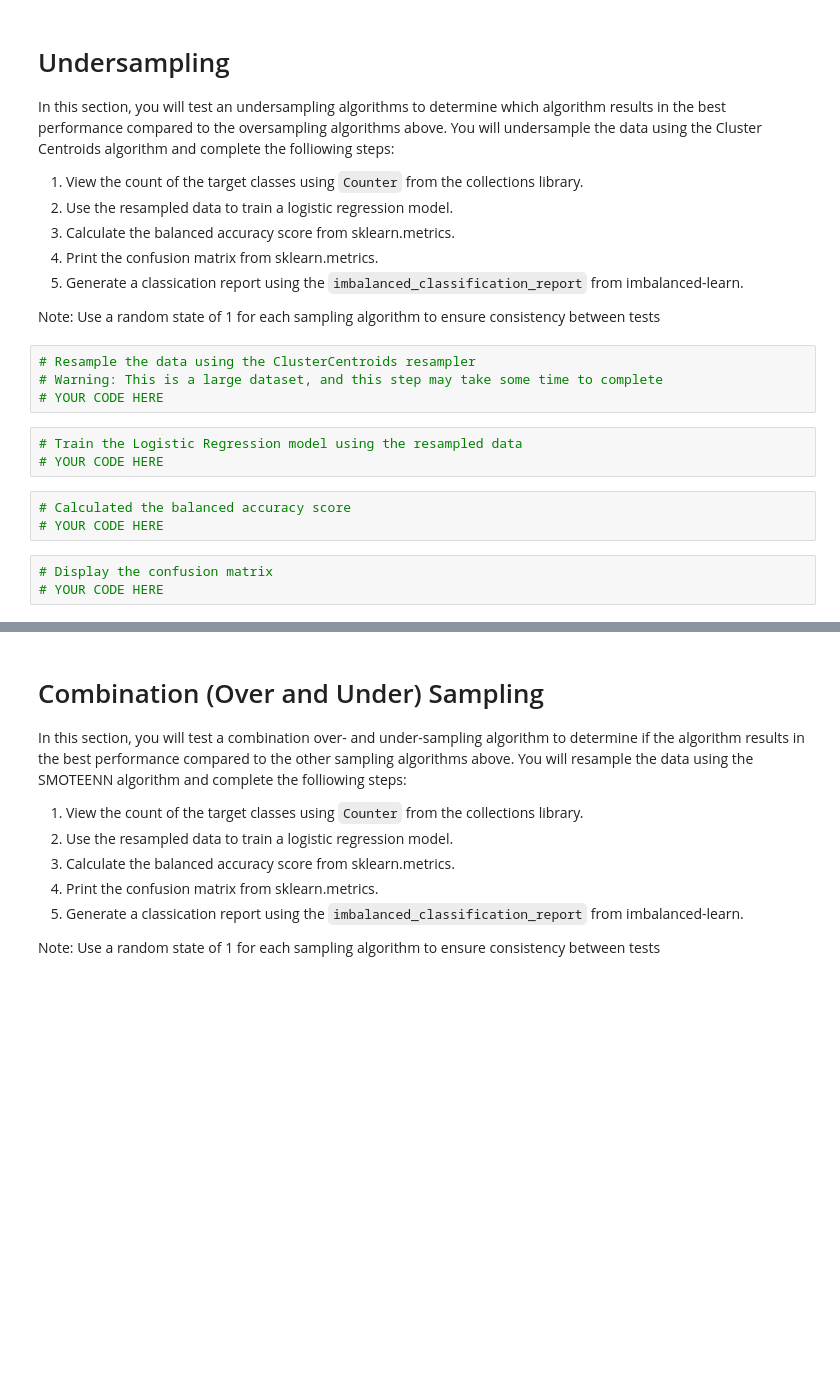
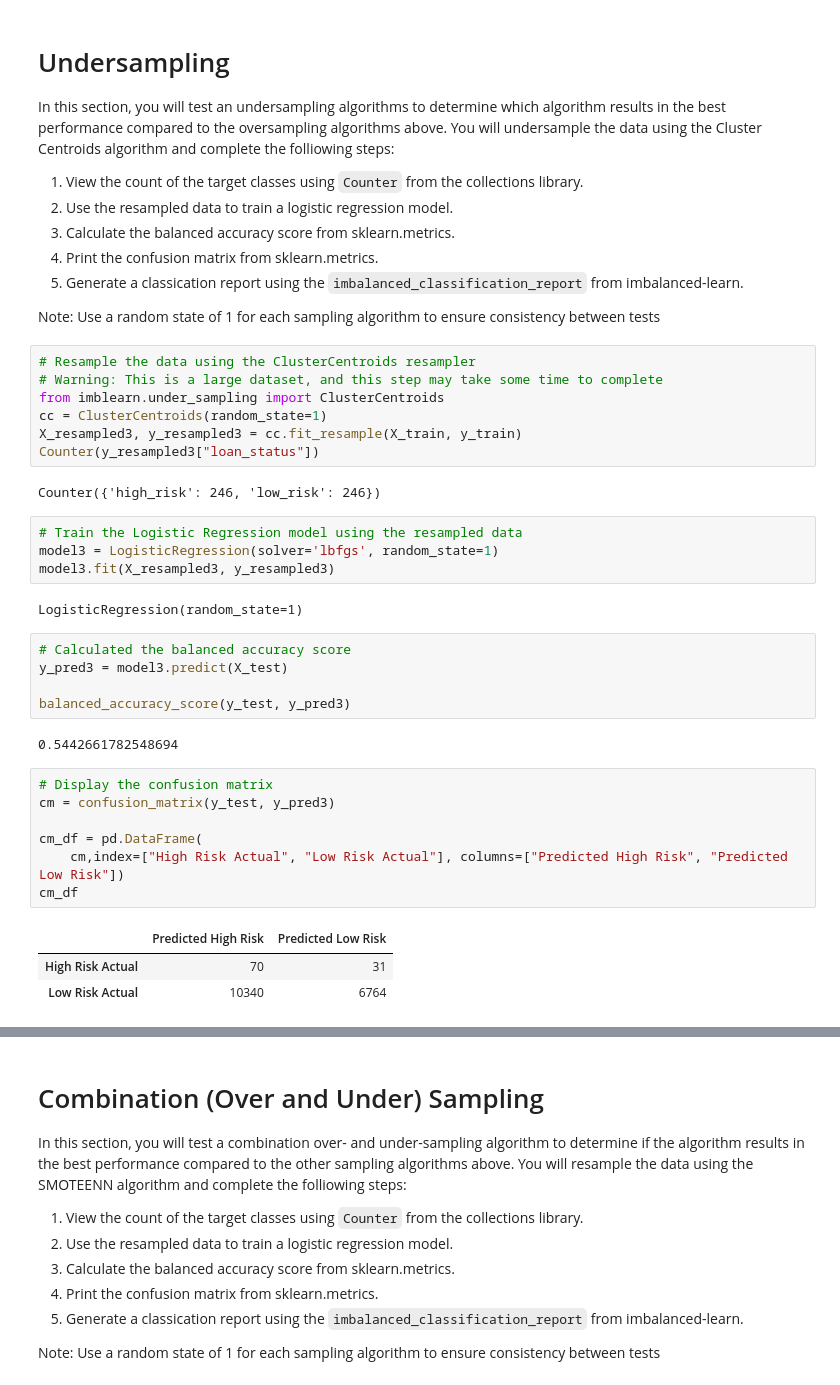
Before and after one commit to tamiespinosa/Credit_Risk_Analysis, a Jupyter notebook: credit_risk_resampling.ipynb, the cells around one changed output, grey strips where cells are left out. Drawn from its saved outputs; the diff is of its cells as text; blank space fills up the shorter version.

```diff
--- a/credit_risk_resampling.ipynb
+++ b/credit_risk_resampling.ipynb
@@ -220,15 +248,35 @@ Note: Use a random state of 1 for each sampling algorithm to ensure consistency
 # %%
 # Resample the data using the ClusterCentroids resampler
 # Warning: This is a large dataset, and this step may take some time to complete
-# YOUR CODE HERE
+from imblearn.under_sampling import ClusterCentroids
+cc = ClusterCentroids(random_state=1)
+X_resampled3, y_resampled3 = cc.fit_resample(X_train, y_train)
+Counter(y_resampled3["loan_status"])
+# %% [output]
+Counter({'high_risk': 246, 'low_risk': 246})
 # %%
 # Train the Logistic Regression model using the resampled data
-# YOUR CODE HERE
+model3 = LogisticRegression(solver='lbfgs', random_state=1)
+model3.fit(X_resampled3, y_resampled3)
+# %% [output]
+LogisticRegression(random_state=1)
 # %%
 # Calculated the balanced accuracy score
-# YOUR CODE HERE
+y_pred3 = model3.predict(X_test)
+
+balanced_accuracy_score(y_test, y_pred3)
+# %% [output]
+0.5442661782548694
-# %%
-# Display the confusion matrix
-# YOUR CODE HERE
+# %%
+# Display the confusion matrix
+cm = confusion_matrix(y_test, y_pred3)
+
+cm_df = pd.DataFrame(
+    cm,index=["High Risk Actual", "Low Risk Actual"], columns=["Predicted High Risk", "Predicted Low Risk"])
+cm_df
+# %% [output]
+|  | Predicted High Risk | Predicted Low Risk |
+| High Risk Actual | 70 | 31 |
+| Low Risk Actual | 10340 | 6764 |
 # %%
 # Print the imbalanced classification report
```
Also changed, not shown: parts of 19 cells of this notebook.
